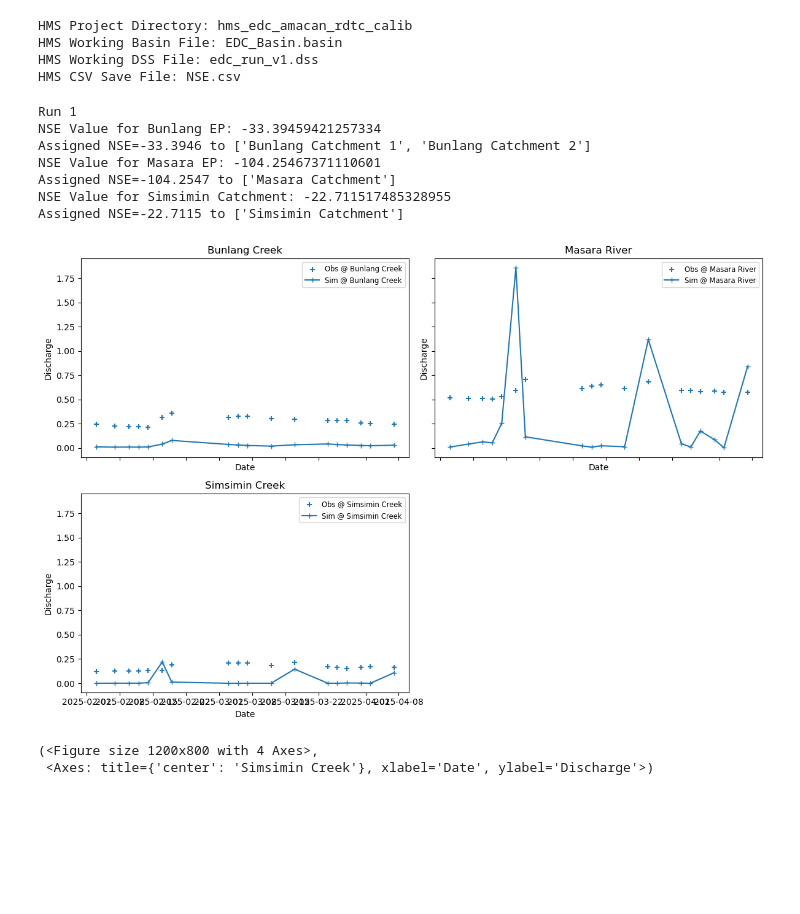
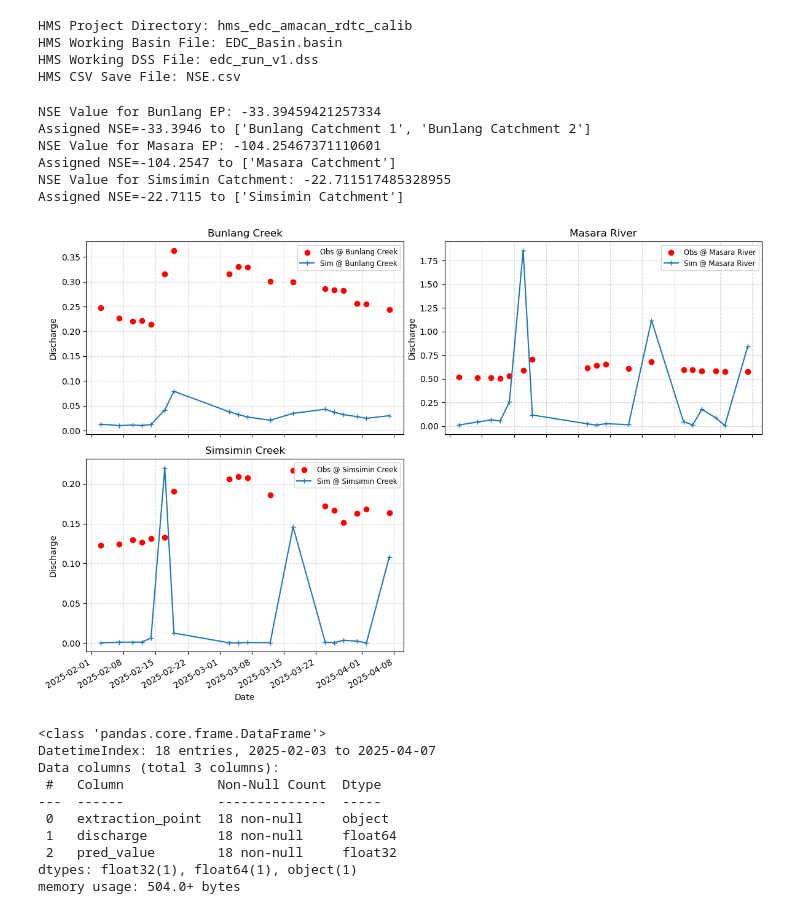
Before and after one commit to rdtcamingawan/pyqgis_amh, a Jupyter notebook: NP24.155 EDC Amacan/log_n_compute_nse.ipynb, the cells around one changed output. Saved outputs shown, nothing was run; the diff lists cells and outputs as text; code cells hidden in the pictures; blank space fills up the shorter version.

Commit message:
updated plotting of flows. removed shared x and y axes

```diff
--- a/NP24.155 EDC Amacan/log_n_compute_nse.ipynb
+++ b/NP24.155 EDC Amacan/log_n_compute_nse.ipynb
@@ -203,15 +203,14 @@ def plot_current_run(df):
     extraction_points = ['Bunlang EP', 'Masara EP', 'Simsimin Catchment']
     subbasins         = ['Bunlang Creek', 'Masara River', 'Simsimin Creek']
 
-    # 1) Create a 2×2 grid of axes
-    fig, axes = plt.subplots(2, 2, figsize=(12, 8), sharex=True, sharey=True)
+    # Create a 2×2 grid of axes
+    fig, axes = plt.subplots(2, 2, figsize=(12, 8))
     axes = axes.flatten()
 
     with HecDss.Open(hms_dss_path) as dss:
         for i, (extraction_point, subbasin) in enumerate(zip(extraction_points, subbasins)):
             ax = axes[i]
 
-            # --- load & merge exactly as before ---
             dss_path = f'//{extraction_point}/FLOW/01Jan2025/1Day/RUN:edc_run_v1/'
             ts = dss.read_ts(dss_path, window=('02Feb2025 00:00:00','08Apr2025 00:00:00'), trim_missing=True)
             df_ts = pd.DataFrame({'date': np.array(ts.pytimes), 'pred_value': ts.values})
@@ -223,13 +222,15 @@ def plot_current_run(df):
             df_filt = df_ts[df_ts['date'].isin(allowed)].reset_index(drop=True)
             df_obs_f = df_obs[df_obs['extraction_point'] == subbasin]
             df_merged = pd.merge(df_obs_f, df_filt, on='date').set_index('date')
+            df_merged.index = pd.to_datetime(df_merged.index)
 
-            # 2) scatter observed, line+marker simulated
+            # scatter observed, line+marker simulated
             ax.scatter(
                 df_merged.index,
                 df_merged['discharge'],
-                marker='+',
-                label=f'Obs @ {subbasin}'
+                marker='o',
+                label=f'Obs @ {subbasin}',
+                color = 'r'
             )
             ax.plot(
                 df_merged.index,
@@ -239,36 +240,45 @@ def plot_current_run(df):
             )
 
             ax.set_title(subbasin)
+            ax.grid(True, which='major', axis='both', linestyle = '--', alpha = 0.5)
             ax.set_xlabel('Date')
             ax.set_ylabel('Discharge')
             ax.legend(fontsize='small')
 
     # Hide the unused subplot (bottom-right)
     axes[-1].set_visible(False)
-
+    fig.autofmt_xdate()
     fig.tight_layout()
     plt.show()
-    return fig, ax
+    return fig, ax, df_merged
 # %%
 # Read Observed Streamflow
 df_obs = pd.read_excel(xl_path)
 
 # Read Basin file then store the variables in a DataFrame
 df = parse_subbasin_reach(hms_basin_path)
-run_id = save_with_sequential_run_id(df)
+# run_id = save_with_sequential_run_id(df)
 df = pd.read_csv(csv_save_path)
-print(run_id)
+# print(run_id)
 compute_nse_per_run(df=df, run_id=run_id)
 
 plot_current_run(df=df)
+df_merged.info()
 # %% [output]
-Run 1
 NSE Value for Bunlang EP: -33.39459421257334
 Assigned NSE=-33.3946 to ['Bunlang Catchment 1', 'Bunlang Catchment 2']
 NSE Value for Masara EP: -104.25467371110601
 Assigned NSE=-104.2547 to ['Masara Catchment']
 NSE Value for Simsimin Catchment: -22.711517485328955
 Assigned NSE=-22.7115 to ['Simsimin Catchment']
-[figure, old version]
+[figure, new version]
-(<Figure size 1200x800 with 4 Axes>,
- <Axes: title={'center': 'Simsimin Creek'}, xlabel='Date', ylabel='Discharge'>)
+<class 'pandas.core.frame.DataFrame'>
+DatetimeIndex: 18 entries, 2025-02-03 to 2025-04-07
+Data columns (total 3 columns):
+ #   Column            Non-Null Count  Dtype
+---  ------            --------------  -----
+ 0   extraction_point  18 non-null     object
+ 1   discharge         18 non-null     float64
+ 2   pred_value        18 non-null     float32
+dtypes: float32(1), float64(1), object(1)
+memory usage: 504.0+ bytes
```
